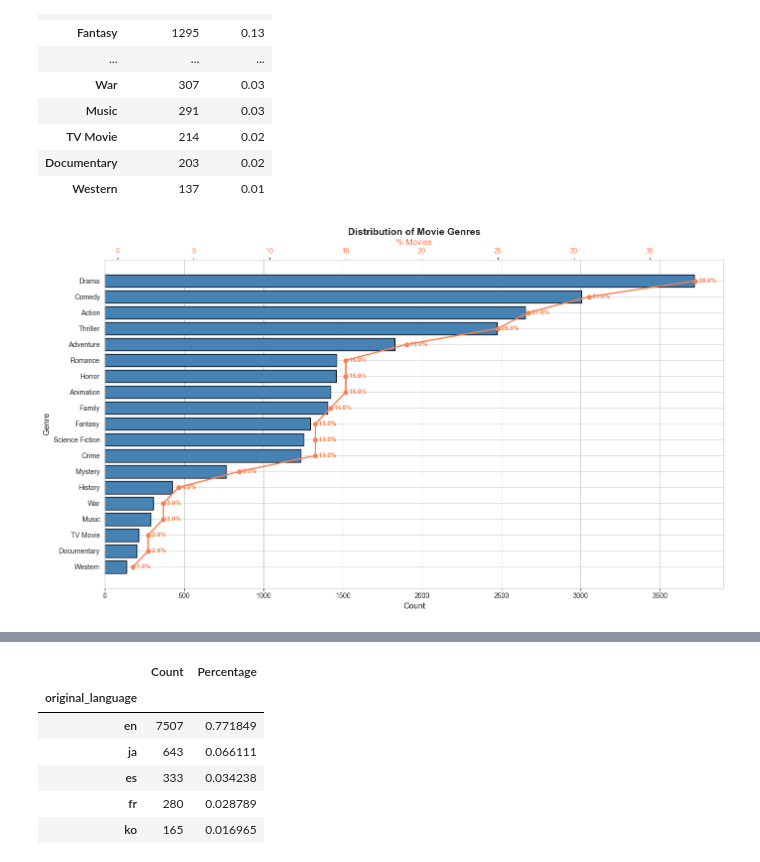
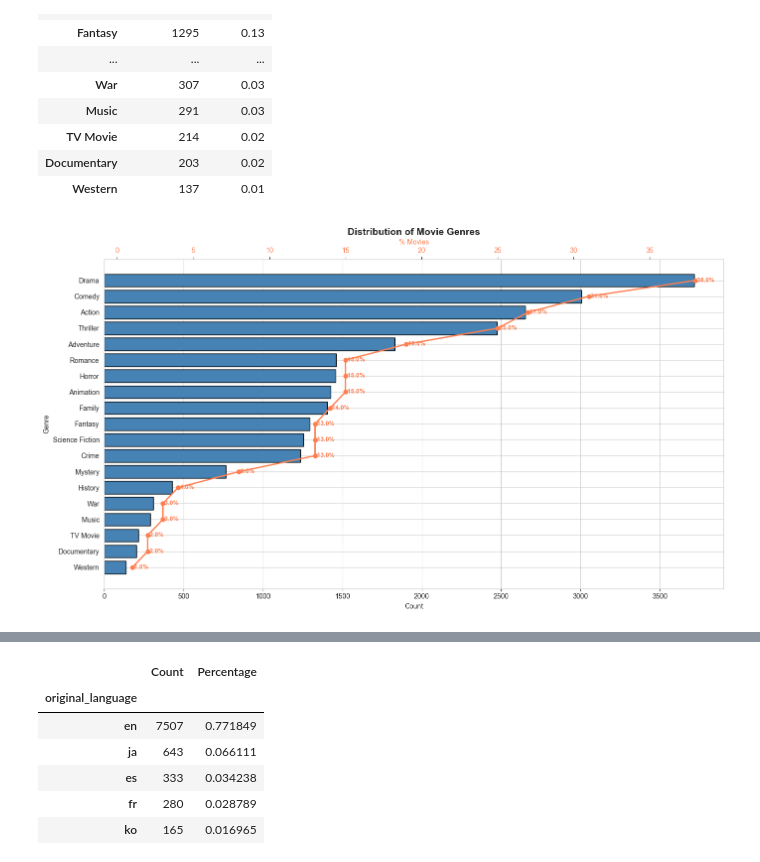
Before and after one commit to mshxzh/movie_rating_guess, a Jupyter notebook: notebooks/01_eda.ipynb, the cells around one changed output, grey strips where cells are left out. Cells and saved outputs as stored; diff of their text form; code cells hidden in the pictures.

```diff
--- a/notebooks/01_eda.ipynb
+++ b/notebooks/01_eda.ipynb
@@ -169,31 +171,32 @@ genre_df
 | Documentary | 203 | 0.02 |
 | Western | 137 | 0.01 |
 # %%
-# Genre distribution chart
+### Genre Distribution Chart
 fig, ax1 = plt.subplots(figsize=(14, 8))
 
-# Bar chart for genre count
-ax1.barh(range(len(genre_counts)), genre_counts.values, color='steelblue', edgecolor='black')
-ax1.set_xlabel('Count', fontsize=12)
-ax1.set_ylabel('Genre', fontsize=12)
-ax1.set_yticks(range(len(genre_counts)))
+# Bar chart: genre counts
+y_pos = range(len(genre_counts))
+ax1.barh(y_pos, genre_counts.values, color='steelblue', edgecolor='black')
+ax1.set_yticks(y_pos)
 ax1.set_yticklabels(genre_counts.index)
-ax1.invert_yaxis()  # Show highest count at top
+ax1.invert_yaxis()  # highest count on top
+ax1.set_xlabel('Count')
+ax1.set_ylabel('Genre')
 
-# Line chart for % movies on secondary axis
-ax2 = ax1.twiny()  # Create a second x-axis on top
+# Line chart: % movies on secondary axis
+ax2 = ax1.twiny()
 pct_values = genre_df['% Movies'] * 100
-ax2.plot(pct_values.values, range(len(pct_values)), 'o-', color='coral', linewidth=2, markersize=6, label='% Movies')
-ax2.set_xlabel('% Movies', fontsize=12, color='coral')
+ax2.plot(pct_values.values, y_pos, 'o-', color='coral', linewidth=2, markersize=6)
+ax2.set_xlabel('% Movies', color='coral')
 ax2.tick_params(axis='x', labelcolor='coral')
-ax2.grid(False)  # Remove vertical gridlines for percentage axis
+ax2.grid(False)
 
-# Add percentage value labels on the line markers
-for i, (genre, pct) in enumerate(zip(genre_counts.index, pct_values.values)):
-    ax2.text(pct, i, f'  {pct:.1f}%', va='center', fontsize=9, color='coral', fontweight='bold')
+# Add percentage labels
+for i, pct in enumerate(pct_values.values):
+    ax2.text(pct, i, f' {pct:.1f}%', va='center', fontsize=9, color='coral', fontweight='bold')
 
 plt.title('Distribution of Movie Genres', fontsize=14, fontweight='bold')
 plt.tight_layout()
 plt.show()
 # %% [output]
-[figure, old version]
+[figure, new version]
```
Also changed, not shown: parts of 9 cells of this notebook.
